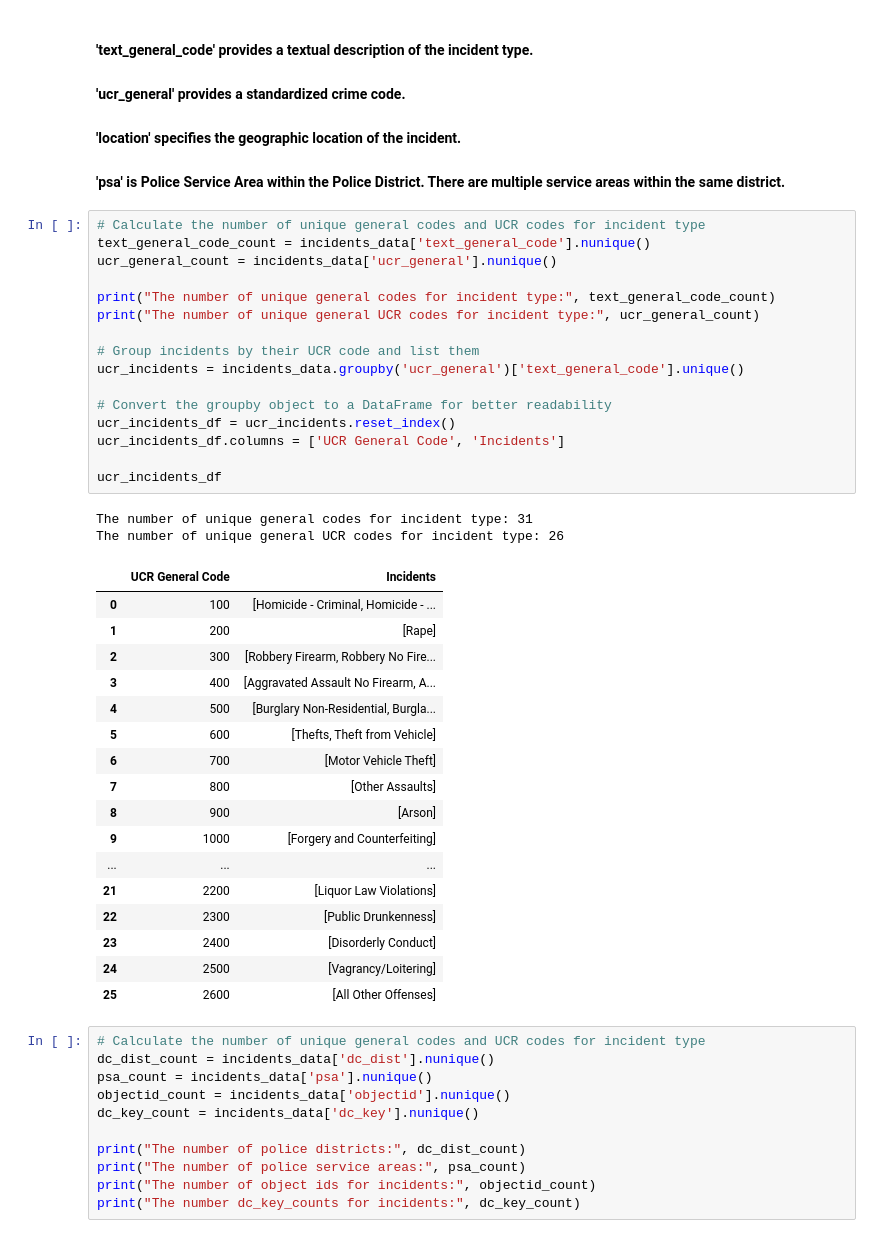
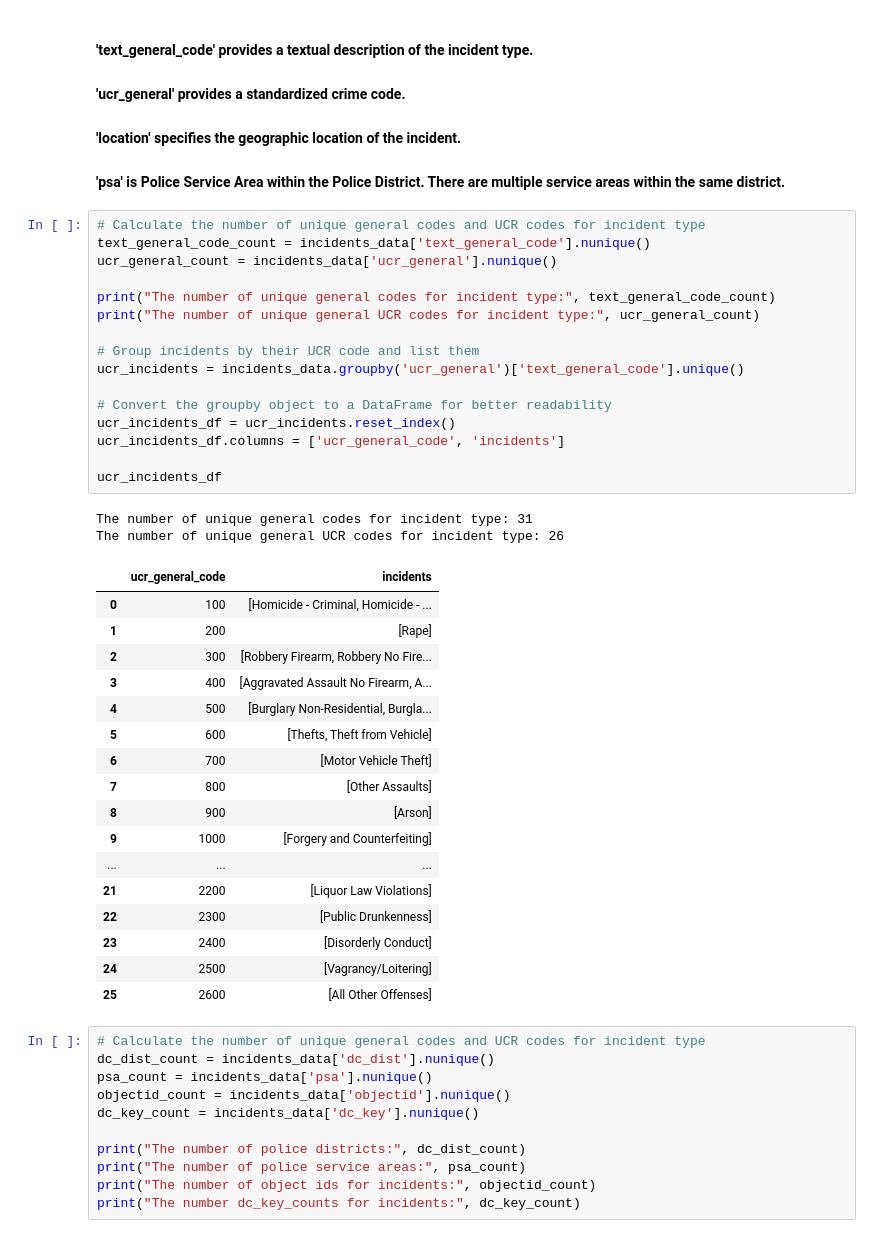
Before and after one commit to EricCroston/Philadelphia-School_Performance_vs_Crime_Data, a Jupyter notebook: Police_and_Incidents_Clean_up and Correlation Analysis.ipynb, the cells around one changed output. Cells and saved outputs as stored; diff of their text form.

```diff
--- a/Police_and_Incidents_Clean_up and Correlation Analysis.ipynb
+++ b/Police_and_Incidents_Clean_up and Correlation Analysis.ipynb
@@ -55,23 +55,23 @@ memory usage: 11.7+ MB
 # %%
 # Calculate the number of unique general codes and UCR codes for incident type
 text_general_code_count = incidents_data['text_general_code'].nunique()
 ucr_general_count = incidents_data['ucr_general'].nunique()
 
 print("The number of unique general codes for incident type:", text_general_code_count)
 print("The number of unique general UCR codes for incident type:", ucr_general_count)
 
 # Group incidents by their UCR code and list them
 ucr_incidents = incidents_data.groupby('ucr_general')['text_general_code'].unique()
 
 # Convert the groupby object to a DataFrame for better readability
 ucr_incidents_df = ucr_incidents.reset_index()
-ucr_incidents_df.columns = ['UCR General Code', 'Incidents']
+ucr_incidents_df.columns = ['ucr_general_code', 'incidents']
 
 ucr_incidents_df
 # %% [output]
 The number of unique general codes for incident type: 31
 The number of unique general UCR codes for incident type: 26
-|  | UCR General Code | Incidents |
+|  | ucr_general_code | incidents |
 | 0 | 100 | [Homicide - Criminal, Homicide - ... |
 | 1 | 200 | [Rape] |
 | 2 | 300 | [Robbery Firearm, Robbery No Fire... |
```
Also changed, not shown: parts of 2 cells of this notebook.
